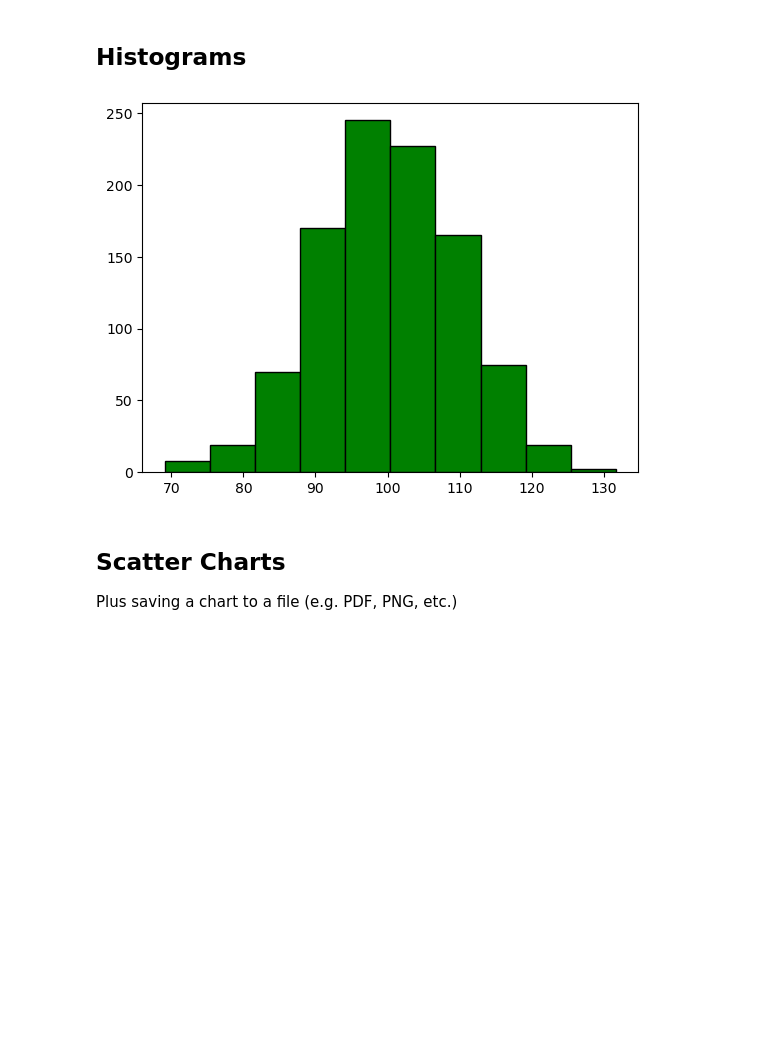
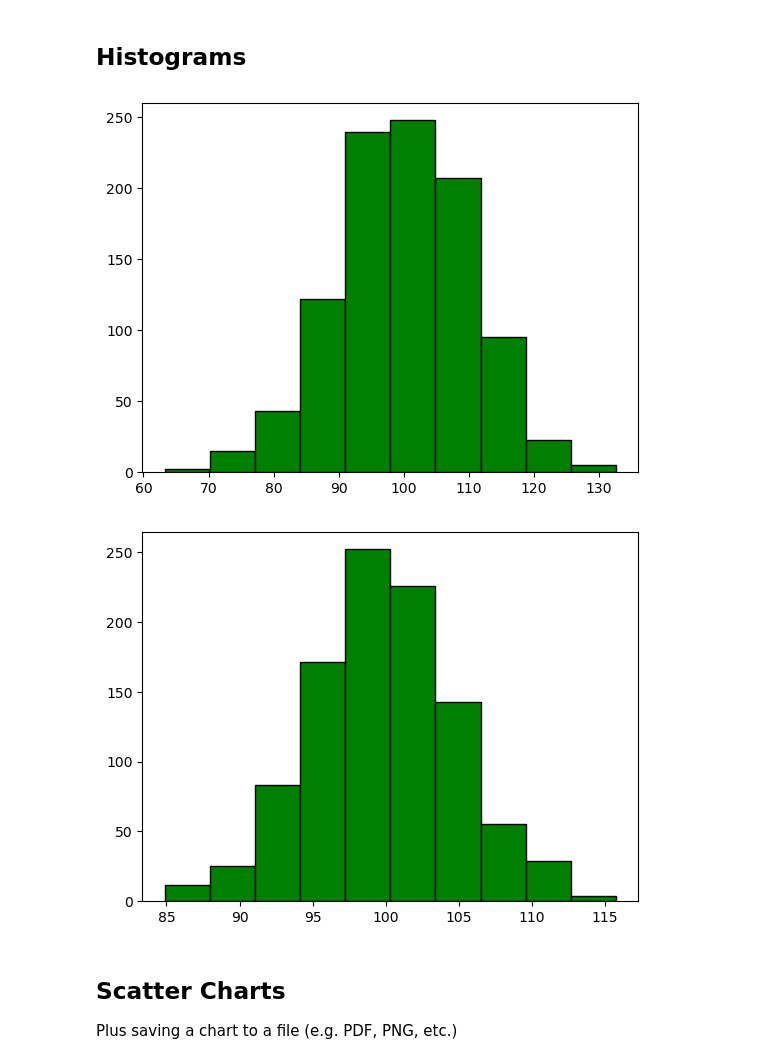
Before and after one commit to sluitel2025/gitprac, a Jupyter notebook: 9-26/MatplotlibExamples.ipynb, the cells around one changed output. Drawn from its saved outputs; the diff is of its cells as text; code cells hidden in the pictures; blank space fills up the shorter version.

```diff
--- a/9-26/MatplotlibExamples.ipynb
+++ b/9-26/MatplotlibExamples.ipynb
@@ -79,19 +79,25 @@ pie_chart_example(x, y)
 # %%
 import numpy as np
 def histogram_example(data):
     # data is a 1D list of data values
     plt.figure()
     plt.hist(data, bins=10, facecolor="green", edgecolor="black") # default is 10
     plt.show()
 
 # let's generate some random "normal" data
 mean = 100 # mu
 stdev = 10 # sigma
 num_samples = 1000
 normal_data = np.random.normal(mean, stdev, num_samples)
 histogram_example(normal_data)
+
+warmup_mean = 100
+warmup_std = 5
+warmup_data = np.random.normal(warmup_mean, warmup_std, num_samples)
+histogram_example(warmup_data)
 # %% [output]
-[figure, old version]
+[figure, new version]
+[figure, added]
 # %% [markdown]
 ## Scatter Charts
 Plus saving a chart to a file (e.g. PDF, PNG, etc.)
```
Also changed, not shown: parts of 4 cells of this notebook, 2 other files.
